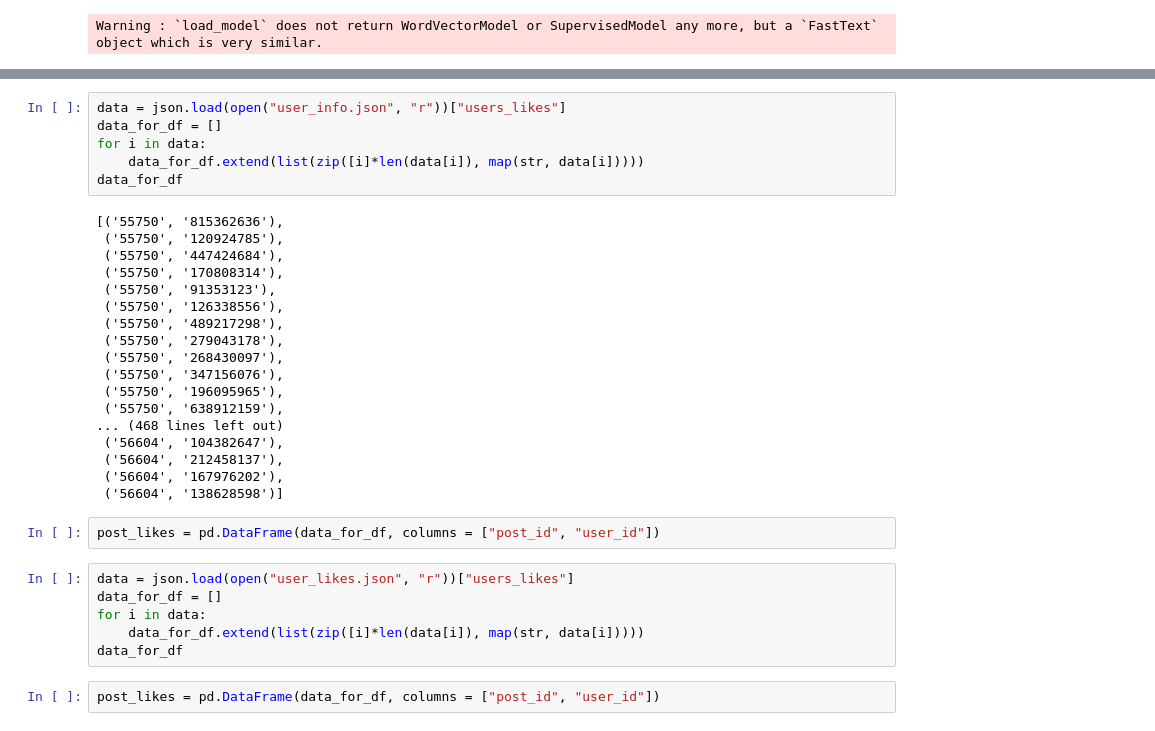
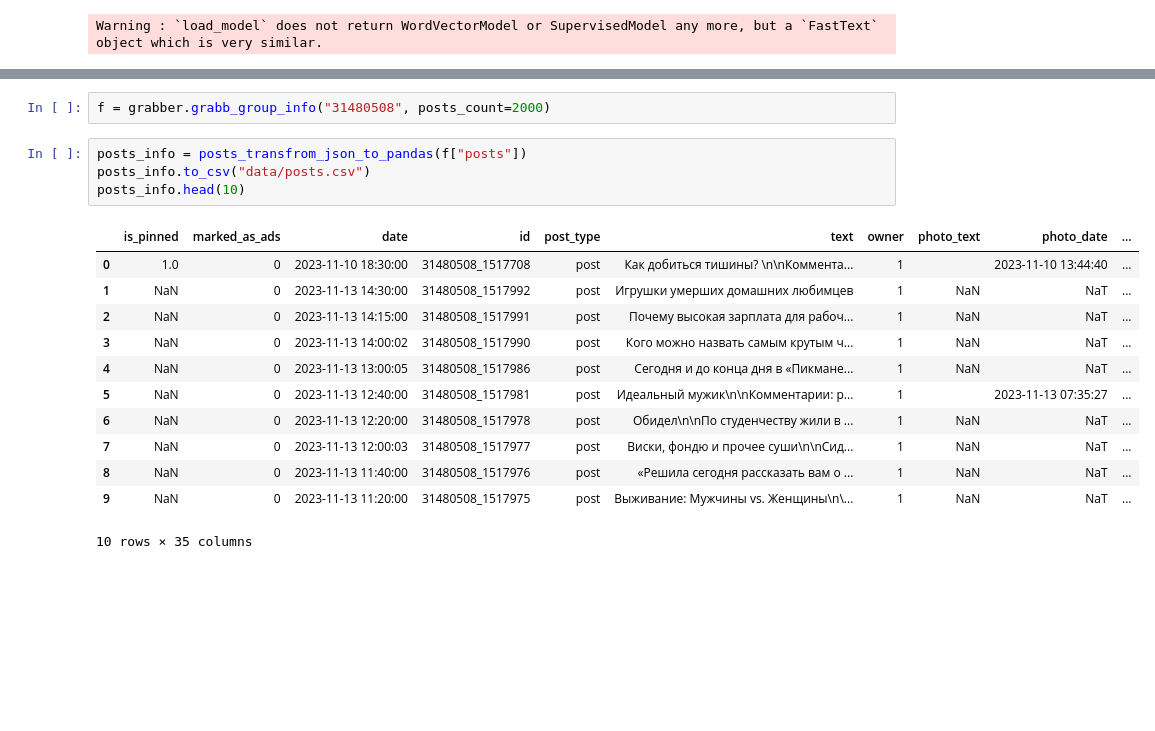
Before and after one commit to geniusserg/UserGenerator, a Jupyter notebook: research.ipynb, the cells around one changed output, grey strips where cells are left out. Cells and saved outputs as stored; diff of their text form; blank space fills up the shorter version.

```diff
--- a/research.ipynb
+++ b/research.ipynb
@@ -593,34 +13,19 @@ status_audio.stories_cover_allowed
-# %%
-data = json.load(open("user_info.json", "r"))["users_likes"]
-data_for_df = []
-for i in data:
-    data_for_df.extend(list(zip([i]*len(data[i]), map(str, data[i]))))
-data_for_df
-# %% [output]
-[('55750', '815362636'),
- ('55750', '120924785'),
- ('55750', '447424684'),
- ('55750', '170808314'),
- ('55750', '91353123'),
- ('55750', '126338556'),
- ('55750', '489217298'),
- ('55750', '279043178'),
- ('55750', '268430097'),
- ('55750', '347156076'),
- ('55750', '196095965'),
- ('55750', '638912159'),
-... (468 lines left out)
- ('56604', '104382647'),
- ('56604', '212458137'),
- ('56604', '167976202'),
- ('56604', '138628598')]
-# %%
-post_likes = pd.DataFrame(data_for_df, columns = ["post_id", "user_id"])
-# %%
-data = json.load(open("user_likes.json", "r"))["users_likes"]
-data_for_df = []
-for i in data:
-    data_for_df.extend(list(zip([i]*len(data[i]), map(str, data[i]))))
-data_for_df
-# %%
-post_likes = pd.DataFrame(data_for_df, columns = ["post_id", "user_id"])
+# %%
+f = grabber.grabb_group_info("31480508", posts_count=2000)
+# %%
+posts_info = posts_transfrom_json_to_pandas(f["posts"])
+posts_info.to_csv("data/posts.csv")
+posts_info.head(10)
+# %% [output]
+|  | is_pinned | marked_as_ads | date | id | post_type | text | owner | photo_text | photo_date | ... |
+| 0 | 1.0 | 0 | 2023-11-10 18:30:00 | 31480508_1517708 | post | Как добиться тишины? \n\nКоммента... | 1 |  | 2023-11-10 13:44:40 | ... |
+| 1 | NaN | 0 | 2023-11-13 14:30:00 | 31480508_1517992 | post | Игрушки умерших домашних любимцев | 1 | NaN | NaT | ... |
+| 2 | NaN | 0 | 2023-11-13 14:15:00 | 31480508_1517991 | post | Почему высокая зарплата для рабоч... | 1 | NaN | NaT | ... |
+| 3 | NaN | 0 | 2023-11-13 14:00:02 | 31480508_1517990 | post | Кого можно назвать самым крутым ч... | 1 | NaN | NaT | ... |
+| 4 | NaN | 0 | 2023-11-13 13:00:05 | 31480508_1517986 | post | Сегодня и до конца дня в «Пикмане... | 1 | NaN | NaT | ... |
+| 5 | NaN | 0 | 2023-11-13 12:40:00 | 31480508_1517981 | post | Идеальный мужик\n\nКомментарии: p... | 1 |  | 2023-11-13 07:35:27 | ... |
+| 6 | NaN | 0 | 2023-11-13 12:20:00 | 31480508_1517978 | post | Обидел\n\nПо студенчеству жили в ... | 1 | NaN | NaT | ... |
+| 7 | NaN | 0 | 2023-11-13 12:00:03 | 31480508_1517977 | post | Виски, фондю и прочее суши\n\nСид... | 1 | NaN | NaT | ... |
+| 8 | NaN | 0 | 2023-11-13 11:40:00 | 31480508_1517976 | post | «Решила сегодня рассказать вам о ... | 1 | NaN | NaT | ... |
+| 9 | NaN | 0 | 2023-11-13 11:20:00 | 31480508_1517975 | post | Выживание: Мужчины vs. Женщины\n\... | 1 | NaN | NaT | ... |
+10 rows × 35 columns
```
Also changed, not shown: parts of 56 cells of this notebook, 3 other files.
